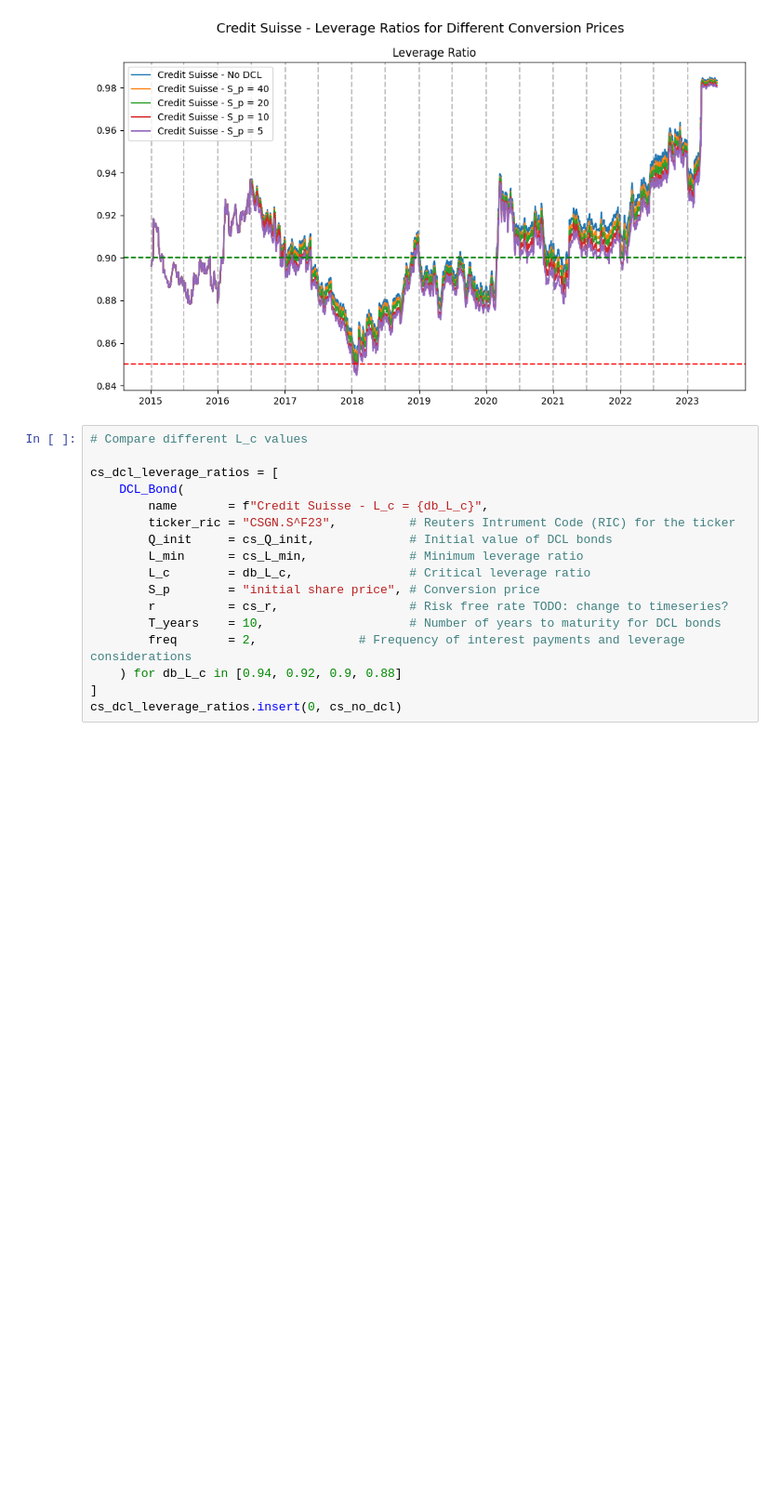
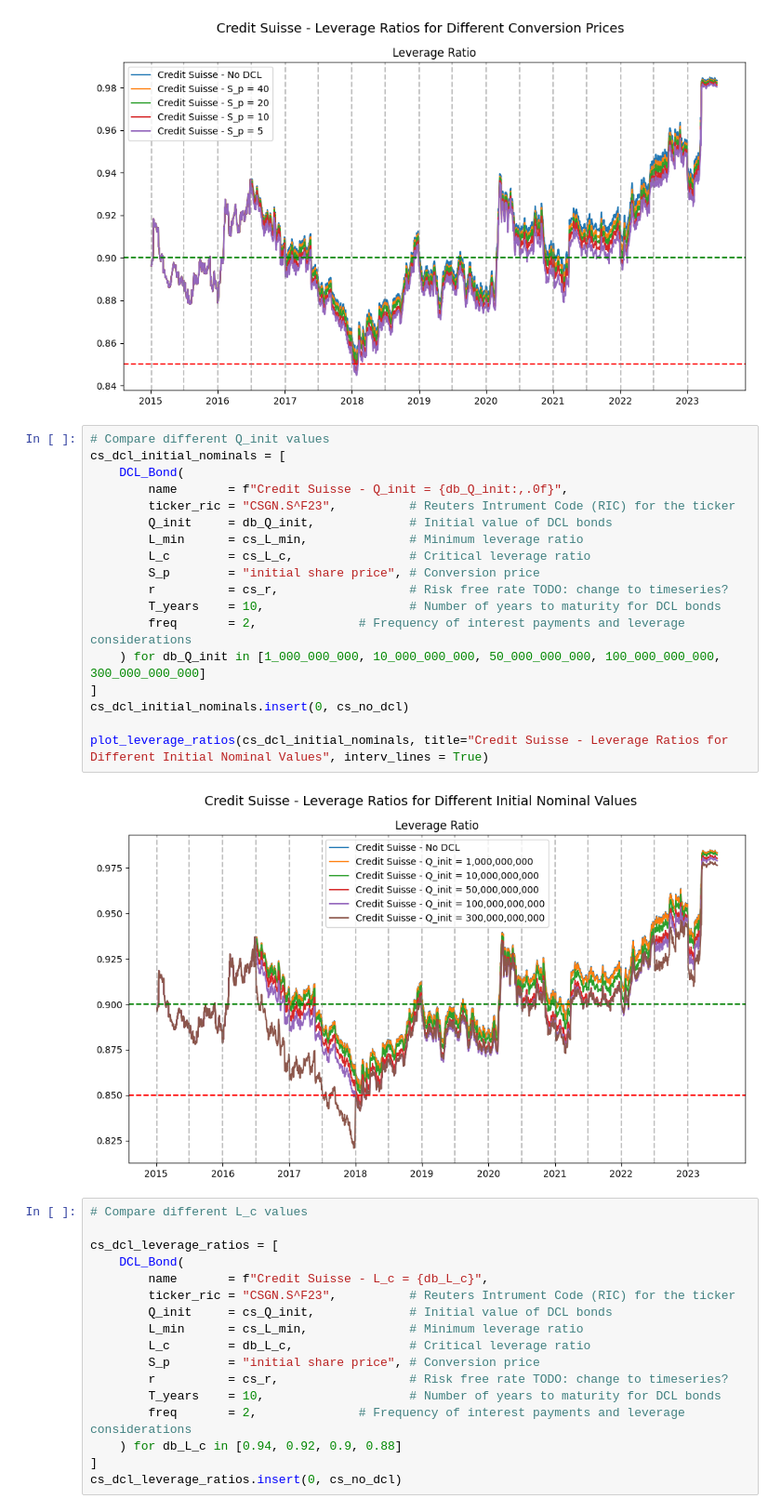
Before and after one commit to steinarb1234/DCL_coco_bond, a Jupyter notebook: simulations.ipynb, the cells around one changed output. Shown at 93% size. Drawn from its saved outputs; the diff is of its cells as text; blank space fills up the shorter version.

```diff
--- a/simulations.ipynb
+++ b/simulations.ipynb
@@ -675,6 +682,26 @@ cs_dcl_conversion_prices.insert(0, cs_no_dcl)
 plot_leverage_ratios(cs_dcl_conversion_prices, title="Credit Suisse - Leverage Ratios for Different Conversion Prices", interv_lines = True)
 # %% [output]
 [figure]
+# %%
+# Compare different Q_init values
+cs_dcl_initial_nominals = [
+    DCL_Bond(
+        name       = f"Credit Suisse - Q_init = {db_Q_init:,.0f}",
+        ticker_ric = "CSGN.S^F23",          # Reuters Intrument Code (RIC) for the ticker
+        Q_init     = db_Q_init,             # Initial value of DCL bonds
+        L_min      = cs_L_min,              # Minimum leverage ratio
+        L_c        = cs_L_c,                # Critical leverage ratio
+        S_p        = "initial share price", # Conversion price
+        r          = cs_r,                  # Risk free rate TODO: change to timeseries?
+        T_years    = 10,                    # Number of years to maturity for DCL bonds
+        freq       = 2,              # Frequency of interest payments and leverage considerations
+    ) for db_Q_init in [1_000_000_000, 10_000_000_000, 50_000_000_000, 100_000_000_000, 300_000_000_000]
+]
+cs_dcl_initial_nominals.insert(0, cs_no_dcl)
+
+plot_leverage_ratios(cs_dcl_initial_nominals, title="Credit Suisse - Leverage Ratios for Different Initial Nominal Values", interv_lines = True)
+# %% [output]
+[figure, added]
 # %%
 # Compare different L_c values
 
```
Also changed, not shown: parts of 9 cells of this notebook, 24 other files.
